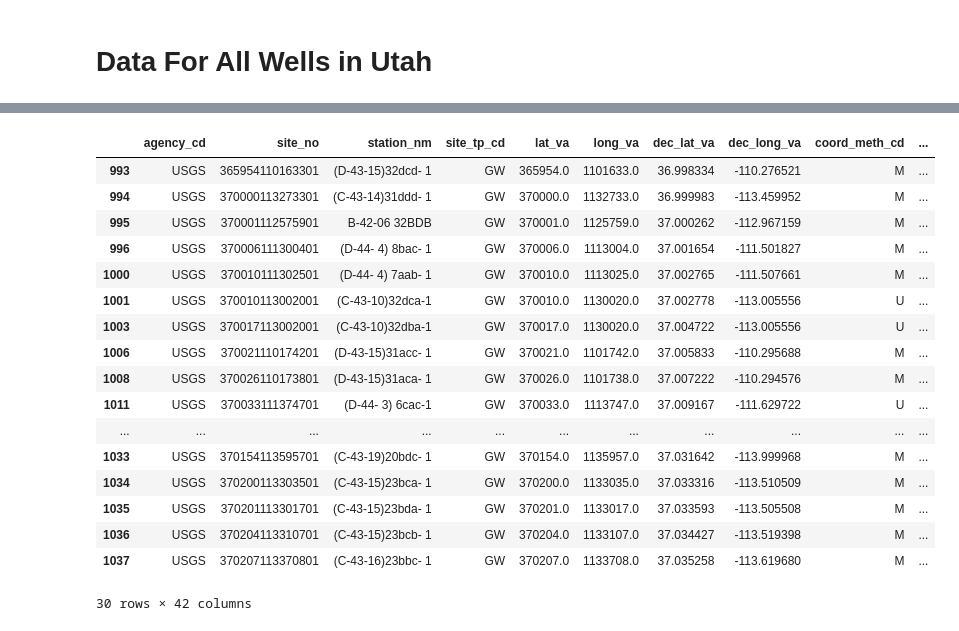
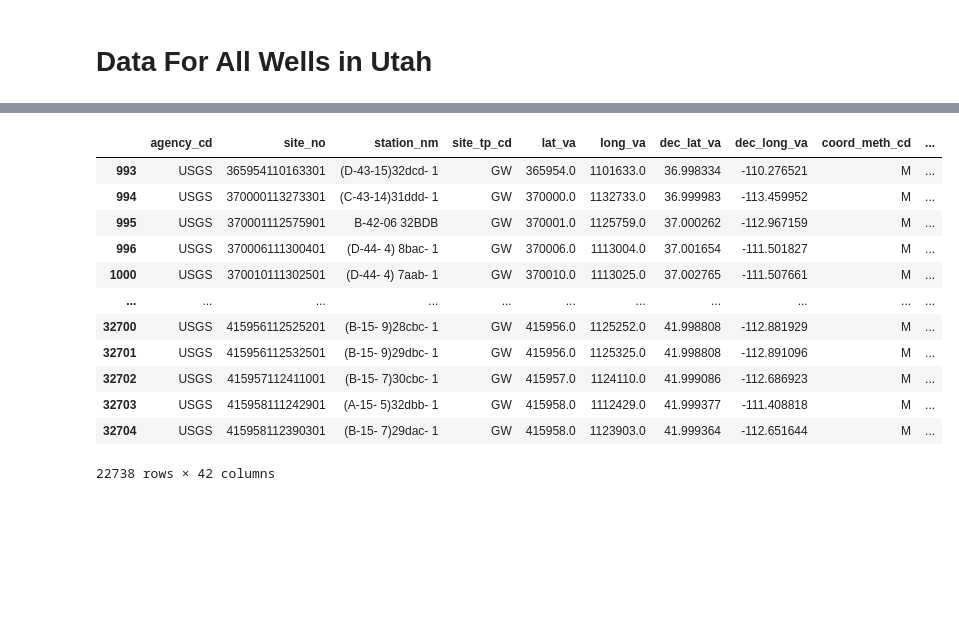
Before and after one commit to Jihadothman1/Hydroteam, a Jupyter notebook: src/all_Utah_sites.ipynb, the cells around one changed output, grey strips where cells are left out. Saved outputs shown, nothing was run; the diff lists cells and outputs as text; code cells hidden in the pictures; blank space fills up the shorter version.

```diff
--- a/src/all_Utah_sites.ipynb
+++ b/src/all_Utah_sites.ipynb
@@ -89,26 +89,22 @@ See the caveats in the documentation: https://pandas.pydata.org/pandas-docs/stab
 # %%
 #minimizing the data to work with a small dataset
-new_df = dfsitesGW.iloc[:30]
+# new_df = dfsitesGW.iloc[:30]
+new_df = dfsitesGW
 new_df
 # %% [output]
 |  | agency_cd | site_no | station_nm | site_tp_cd | lat_va | long_va | dec_lat_va | dec_long_va | coord_meth_cd | ... |
 | 993 | USGS | 365954110163301 | (D-43-15)32dcd- 1 | GW | 365954.0 | 1101633.0 | 36.998334 | -110.276521 | M | ... |
 | 994 | USGS | 370000113273301 | (C-43-14)31ddd- 1 | GW | 370000.0 | 1132733.0 | 36.999983 | -113.459952 | M | ... |
 | 995 | USGS | 370001112575901 | B-42-06 32BDB | GW | 370001.0 | 1125759.0 | 37.000262 | -112.967159 | M | ... |
 | 996 | USGS | 370006111300401 | (D-44- 4) 8bac- 1 | GW | 370006.0 | 1113004.0 | 37.001654 | -111.501827 | M | ... |
 | 1000 | USGS | 370010111302501 | (D-44- 4) 7aab- 1 | GW | 370010.0 | 1113025.0 | 37.002765 | -111.507661 | M | ... |
-| 1001 | USGS | 370010113002001 | (C-43-10)32dca-1 | GW | 370010.0 | 1130020.0 | 37.002778 | -113.005556 | U | ... |
-| 1003 | USGS | 370017113002001 | (C-43-10)32dba-1 | GW | 370017.0 | 1130020.0 | 37.004722 | -113.005556 | U | ... |
-| 1006 | USGS | 370021110174201 | (D-43-15)31acc- 1 | GW | 370021.0 | 1101742.0 | 37.005833 | -110.295688 | M | ... |
-| 1008 | USGS | 370026110173801 | (D-43-15)31aca- 1 | GW | 370026.0 | 1101738.0 | 37.007222 | -110.294576 | M | ... |
-| 1011 | USGS | 370033111374701 | (D-44- 3) 6cac-1 | GW | 370033.0 | 1113747.0 | 37.009167 | -111.629722 | U | ... |
 | ... | ... | ... | ... | ... | ... | ... | ... | ... | ... | ... |
-| 1033 | USGS | 370154113595701 | (C-43-19)20bdc- 1 | GW | 370154.0 | 1135957.0 | 37.031642 | -113.999968 | M | ... |
-| 1034 | USGS | 370200113303501 | (C-43-15)23bca- 1 | GW | 370200.0 | 1133035.0 | 37.033316 | -113.510509 | M | ... |
-| 1035 | USGS | 370201113301701 | (C-43-15)23bda- 1 | GW | 370201.0 | 1133017.0 | 37.033593 | -113.505508 | M | ... |
-| 1036 | USGS | 370204113310701 | (C-43-15)23bcb- 1 | GW | 370204.0 | 1133107.0 | 37.034427 | -113.519398 | M | ... |
-| 1037 | USGS | 370207113370801 | (C-43-16)23bbc- 1 | GW | 370207.0 | 1133708.0 | 37.035258 | -113.619680 | M | ... |
+| 32700 | USGS | 415956112525201 | (B-15- 9)28cbc- 1 | GW | 415956.0 | 1125252.0 | 41.998808 | -112.881929 | M | ... |
+| 32701 | USGS | 415956112532501 | (B-15- 9)29dbc- 1 | GW | 415956.0 | 1125325.0 | 41.998808 | -112.891096 | M | ... |
+| 32702 | USGS | 415957112411001 | (B-15- 7)30cbc- 1 | GW | 415957.0 | 1124110.0 | 41.999086 | -112.686923 | M | ... |
+| 32703 | USGS | 415958111242901 | (A-15- 5)32dbb- 1 | GW | 415958.0 | 1112429.0 | 41.999377 | -111.408818 | M | ... |
+| 32704 | USGS | 415958112390301 | (B-15- 7)29dac- 1 | GW | 415958.0 | 1123903.0 | 41.999364 | -112.651644 | M | ... |
-30 rows × 42 columns
+22738 rows × 42 columns
 # %%
 #calling all data from all sites obtained from the new_df
 wellsDf = nwis.get_record(sites= new_df['site_no'], service='gwlevels', start = '1800-01-01') # select all  groundwater level data above 1800
```
Also changed, not shown: parts of 24 cells of this notebook.
